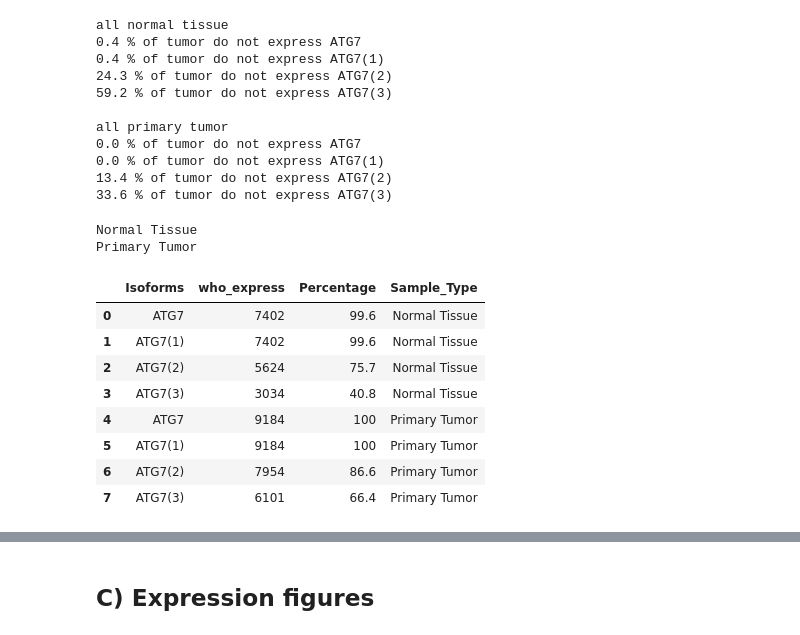
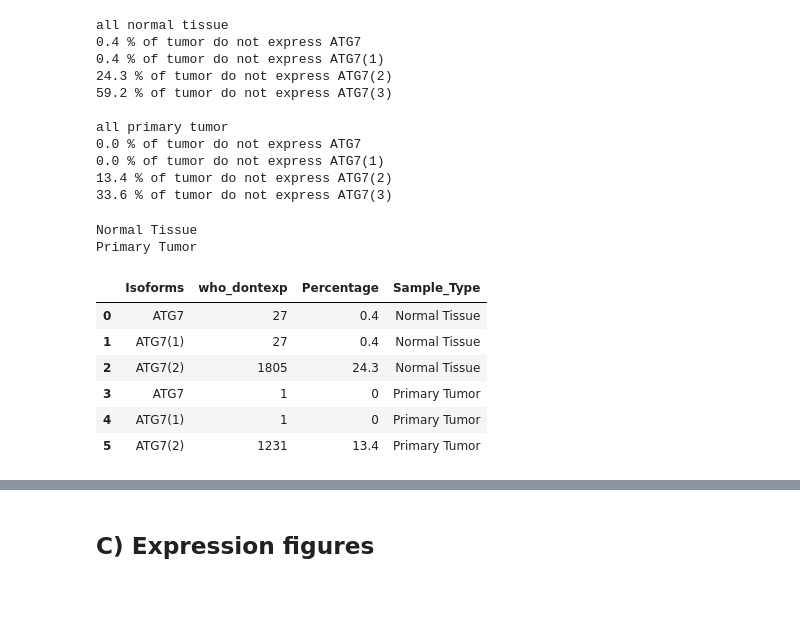
Before and after one commit to Keviosta/Article_short_isoform_ATG7_private, a Jupyter notebook: ATG7/atg7_all_tissue_analyse/ATG7 characterisation/all_organs_ATG7_isoform_characterisation.ipynb, the cells around one changed output, grey strips where cells are left out. Saved outputs shown, nothing was run; the diff lists cells and outputs as text; code cells hidden in the pictures; blank space fills up the shorter version.

```diff
--- a/ATG7/atg7_all_tissue_analyse/ATG7 characterisation/all_organs_ATG7_isoform_characterisation.ipynb
+++ b/ATG7/atg7_all_tissue_analyse/ATG7 characterisation/all_organs_ATG7_isoform_characterisation.ipynb
@@ -170,51 +180,49 @@ all primary tumor
 # %%
 #Percentage of patients:
 all_dfs = [[df_ATG7_Normal, 'Normal Tissue'], [df_ATG7_Primary, 'Primary Tumor']]
 
 isoforms = [['ATG7_total', 'ATG7'], ['ATG7_1tpm', 'ATG7(1)'],
-            ['ATG7_2tpm', 'ATG7(2)'], ['ATG7_3tpm', 'ATG7(3)']]
+            ['ATG7_2tpm', 'ATG7(2)']]
 
 df_number_exp = []
 what = []
 sample_type = []
-who_exp = []
-perc_exp = []
+who_dontexp = []
+perc_noexp = []
 
 for df in all_dfs:
     print(df[1])
 
     for isoform in isoforms:
         #save what isoform
         what.append(isoform[1])
         #save sample_type
         sample_type.append(df[1])
         #have total sample number
         all_ = (df[0][isoform[0]]).shape
         #calculate number of sample who express the isoform
-        with_exp = (df[0][isoform[0]]>0.1).sum()
-        who_exp.append(with_exp)
+        without_exp = (df[0][isoform[0]]<0.1).sum()
+        who_dontexp.append(without_exp)
         #convert result to percentage
-        perc_with_exp = float((with_exp*100)/all_)
-        perc_exp.append(round(perc_with_exp,1))
+        perc_without_exp = float((without_exp*100)/all_)
+        perc_noexp.append(round(perc_without_exp,1))
 
         #create a dictionnary and convert to dataframe
-        d = dict(Isoforms = what, who_express = who_exp,
-                 Percentage = perc_exp, Sample_Type = sample_type)
-        df_expr_distrib = pandas.DataFrame.from_dict(d, orient='index')
-        df_expr_distrib = df_expr_distrib.T
+        d = dict(Isoforms = what, who_dontexp = who_dontexp,
+                 Percentage = perc_noexp, Sample_Type = sample_type)
+        df_noexpr_distrib = pandas.DataFrame.from_dict(d, orient='index')
+        df_noexpr_distrib = df_noexpr_distrib.T
 
 #save it
-df_expr_distrib
+df_noexpr_distrib
 # %% [output]
 Normal Tissue
 Primary Tumor
-|  | Isoforms | who_express | Percentage | Sample_Type |
-| 0 | ATG7 | 7402 | 99.6 | Normal Tissue |
-| 1 | ATG7(1) | 7402 | 99.6 | Normal Tissue |
-| 2 | ATG7(2) | 5624 | 75.7 | Normal Tissue |
-| 3 | ATG7(3) | 3034 | 40.8 | Normal Tissue |
-| 4 | ATG7 | 9184 | 100 | Primary Tumor |
-| 5 | ATG7(1) | 9184 | 100 | Primary Tumor |
-| 6 | ATG7(2) | 7954 | 86.6 | Primary Tumor |
-| 7 | ATG7(3) | 6101 | 66.4 | Primary Tumor |
+|  | Isoforms | who_dontexp | Percentage | Sample_Type |
+| 0 | ATG7 | 27 | 0.4 | Normal Tissue |
+| 1 | ATG7(1) | 27 | 0.4 | Normal Tissue |
+| 2 | ATG7(2) | 1805 | 24.3 | Normal Tissue |
+| 3 | ATG7 | 1 | 0 | Primary Tumor |
+| 4 | ATG7(1) | 1 | 0 | Primary Tumor |
+| 5 | ATG7(2) | 1231 | 13.4 | Primary Tumor |
 # %%
```
Also changed, not shown: parts of 5 cells of this notebook.
